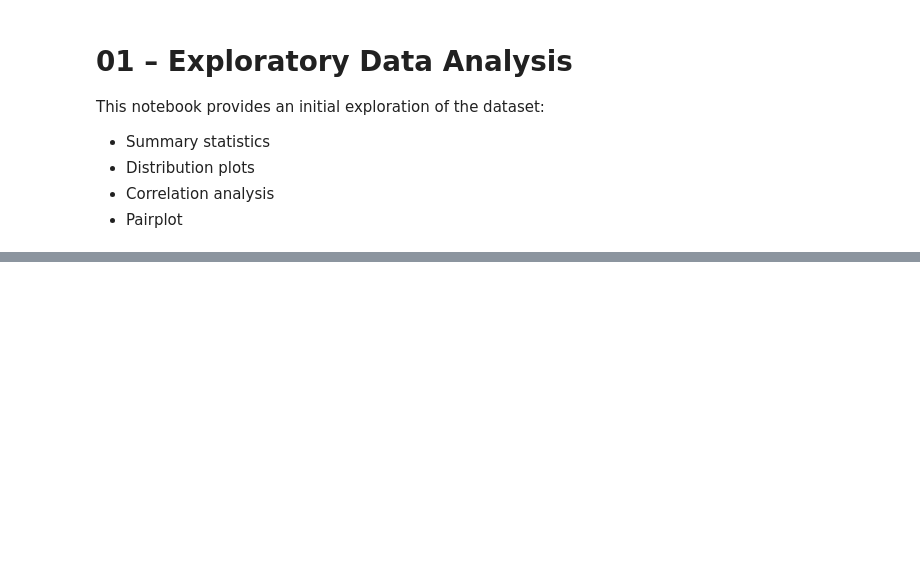
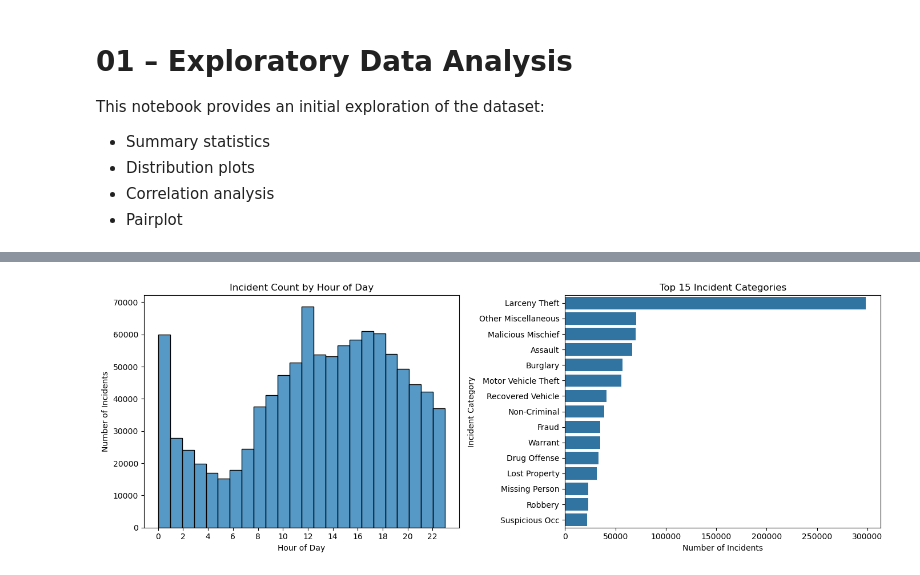
Before and after one commit to bodvarsdottirkristin/model-based, a Jupyter notebook: notebooks/01_eda.ipynb, the cells around one changed output, grey strips where cells are left out. Saved outputs shown, nothing was run; the diff lists cells and outputs as text; code cells hidden in the pictures; blank space fills up the shorter version.

Commit message:
remove data_loader and add sode data visualizations

```diff
--- a/notebooks/01_eda.ipynb
+++ b/notebooks/01_eda.ipynb
@@ -32,0 +17,3 @@ df.head()
+# %%
+# Load data – update the path to point to your raw CSV file
+df = pd.read_csv('../data/raw/Police_Department_Incident_Reports__2018_to_Present_20260413.csv')
@@ -47,0 +41,25 @@ plt.show()
+# %%
+# Distribution of incidents by hour of day (target for point process)
+df['Incident Datetime'] = pd.to_datetime(df['Incident Datetime'])
+df['hour'] = df['Incident Datetime'].dt.hour
+
+fig, axes = plt.subplots(1, 2, figsize=(14, 5))
+
+# Hourly distribution
+sns.histplot(df['hour'], bins=24, kde=False, ax=axes[0])
+axes[0].set_xlabel('Hour of Day')
+axes[0].set_ylabel('Number of Incidents')
+axes[0].set_title('Incident Count by Hour of Day')
+axes[0].set_xticks(range(0, 24, 2))
+
+# Top 15 incident categories
+category_counts = df['Incident Category'].value_counts()[:15]
+sns.barplot(x=category_counts.values, y=category_counts.index, ax=axes[1])
+axes[1].set_xlabel('Number of Incidents')
+axes[1].set_ylabel('Incident Category')
+axes[1].set_title('Top 15 Incident Categories')
+
+fig.tight_layout()
+plt.show()
+# %% [output]
+[figure, added]
```
Also changed, not shown: parts of 10 cells of this notebook, 1 other file.
